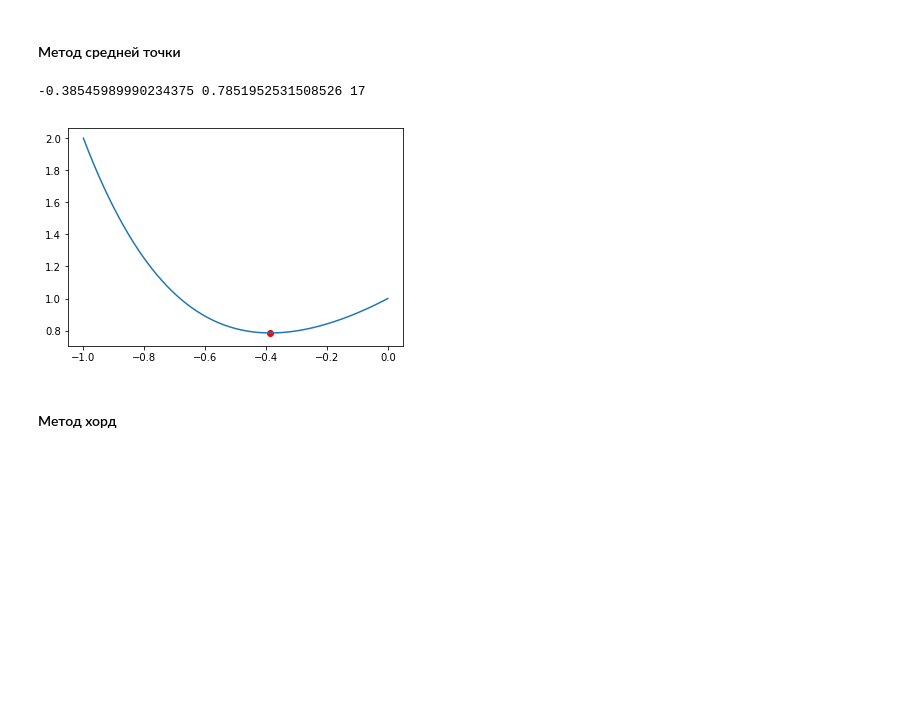
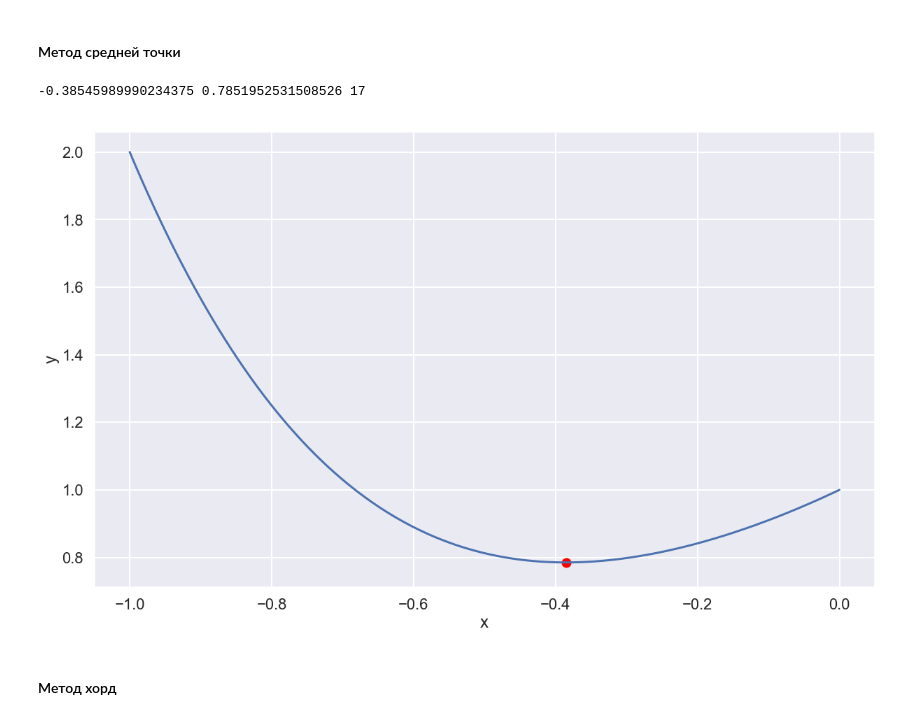
Before and after one commit to lainys/-, a Jupyter notebook: lab1/lab1.ipynb, the cells around one changed output. Cells and saved outputs as stored; diff of their text form; code cells hidden in the pictures; blank space fills up the shorter version.

```diff
--- a/lab1/lab1.ipynb
+++ b/lab1/lab1.ipynb
@@ -5,4 +5,8 @@
 # %%
 import numpy as np
 import matplotlib.pyplot as plt
+%pylab inline
+pylab.rcParams['figure.figsize'] = (20, 12)
+
 import seaborn as sns
+sns.set()
@@ -9,9 +15,14 @@ import seaborn as sns
 # %%
 # для тестирования методов
 def test_func(func,args=None,n=2,eps=10**-5):
+    sns.set_context("poster")
     f,bounds = select_function(n)
     x = np.linspace(bounds[0],bounds[1],1000)
+
     plt.plot(x,f(x))
+    plt.xlabel('x')
+    plt.ylabel('y')
+
     if args:
         x,y,n = func(f,bounds,eps=eps,**args)
     else:
@@ -220,31 +231,31 @@ def rf(f,x,h=0.001):
 # %%
 def iteration_midpoint(f,a,b,der=cf,n=0):
     x = (a + b)/2
     df = der(f,x)
 
     if df > 0:
         b = x
     else:
         a = x
 
     return x,df,a,b,n+1
 
 
-def midpoint(f,bounds,eps=0.001,n=0):
+def midpoint(f,bounds,eps=0.001,n=0,der=cf):
     a,b = bounds
 
     df = 1
     x = (a+b)/2
 
     while not np.abs(df) < eps:
-        x,df,a,b,n = iteration_midpoint(f,a,b,n=n)
+        x,df,a,b,n = iteration_midpoint(f,a,b,der=der,n=n)
 
     return x,f(x),n
 
 test_func(midpoint)
 # %% [output]
 -0.38545989990234375 0.7851952531508526 17
-[figure, old version]
+[figure, new version]
 # %% [markdown]
 #### Метод хорд
 # %%
```
Also changed, not shown: parts of 12 cells of this notebook.
